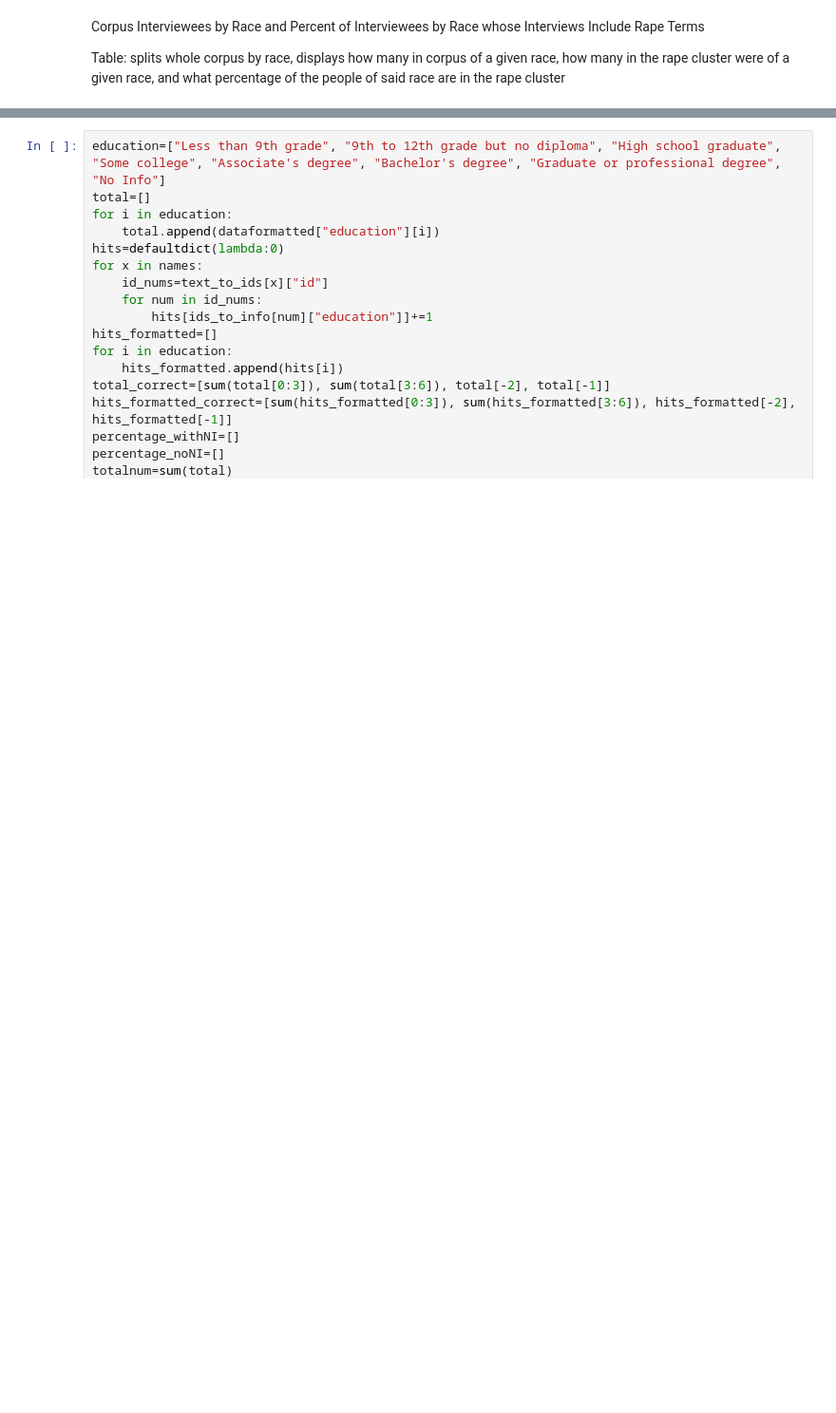
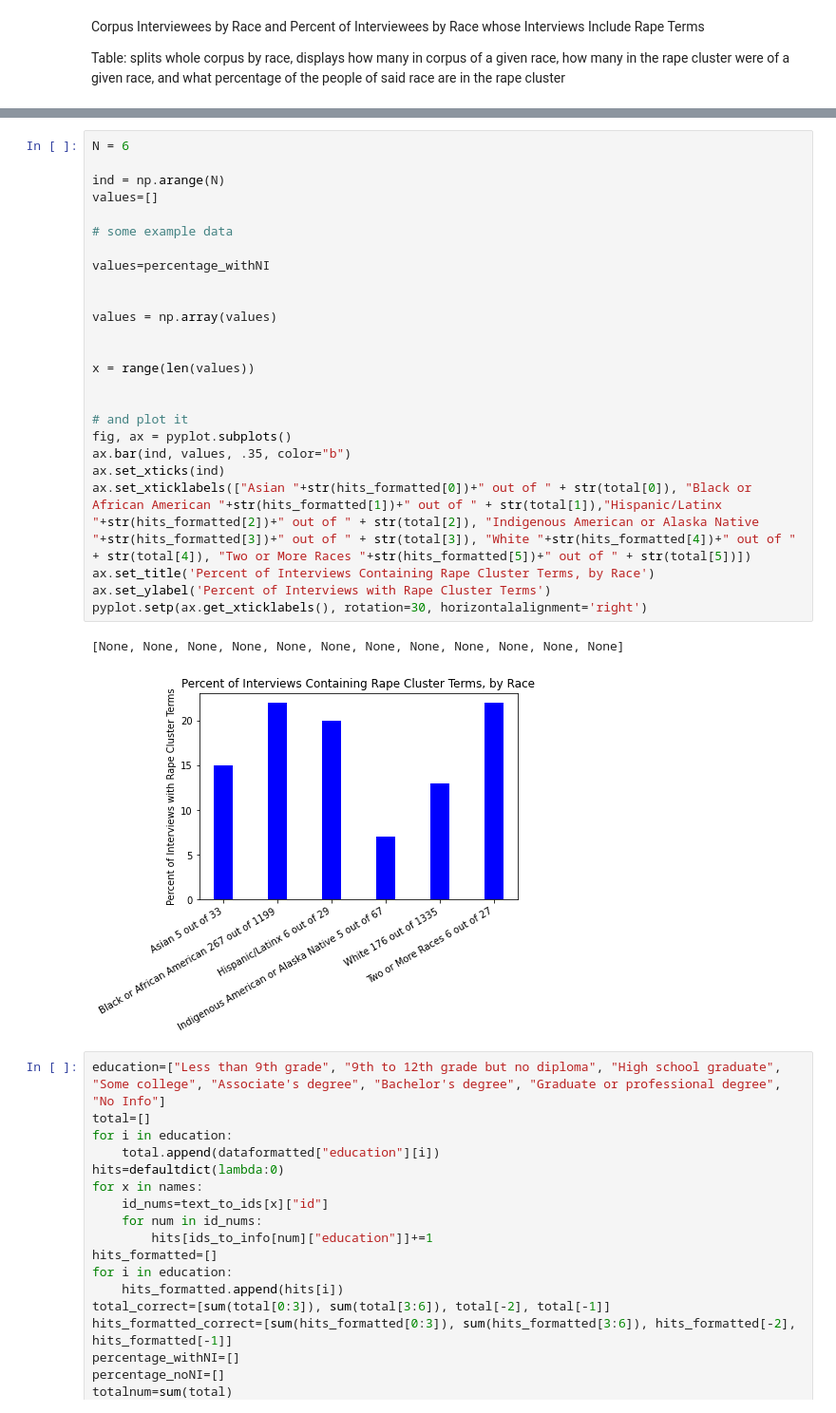
Before and after one commit to ohtap/ohtap, a Jupyter notebook: Research Question 1/RQ1 code.ipynb, the cells around one changed output, grey strips where cells are left out. Shown at 95% size. Saved outputs shown, nothing was run; the diff lists cells and outputs as text; blank space fills up the shorter version.

```diff
--- a/Research Question 1/RQ1 code.ipynb
+++ b/Research Question 1/RQ1 code.ipynb
@@ -345,3 +392,31 @@ pyplot.setp(ax.get_xticklabels(), rotation=30, horizontalalignment='right')
+# %%
+N = 6
+
+ind = np.arange(N)
+values=[]
+
+# some example data
+
+values=percentage_withNI
+
+
+values = np.array(values)
+
+
+x = range(len(values))
+
+
+# and plot it
+fig, ax = pyplot.subplots()
+ax.bar(ind, values, .35, color="b")
+ax.set_xticks(ind)
+ax.set_xticklabels(["Asian "+str(hits_formatted[0])+" out of " + str(total[0]), "Black or African American "+str(hits_formatted[1])+" out of " + str(total[1]),"Hispanic/Latinx "+str(hits_formatted[2])+" out of " + str(total[2]), "Indigenous American or Alaska Native "+str(hits_formatted[3])+" out of " + str(total[3]), "White "+str(hits_formatted[4])+" out of " + str(total[4]), "Two or More Races "+str(hits_formatted[5])+" out of " + str(total[5])])
+ax.set_title('Percent of Interviews Containing Rape Cluster Terms, by Race')
+ax.set_ylabel('Percent of Interviews with Rape Cluster Terms')
+pyplot.setp(ax.get_xticklabels(), rotation=30, horizontalalignment='right')
+# %% [output]
+[None, None, None, None, None, None, None, None, None, None, None, None]
+[figure, added]
 # %%
 education=["Less than 9th grade", "9th to 12th grade but no diploma", "High school graduate", "Some college", "Associate's degree", "Bachelor's degree", "Graduate or professional degree", "No Info"]
 total=[]
```
Also changed, not shown: parts of 7 cells of this notebook.
